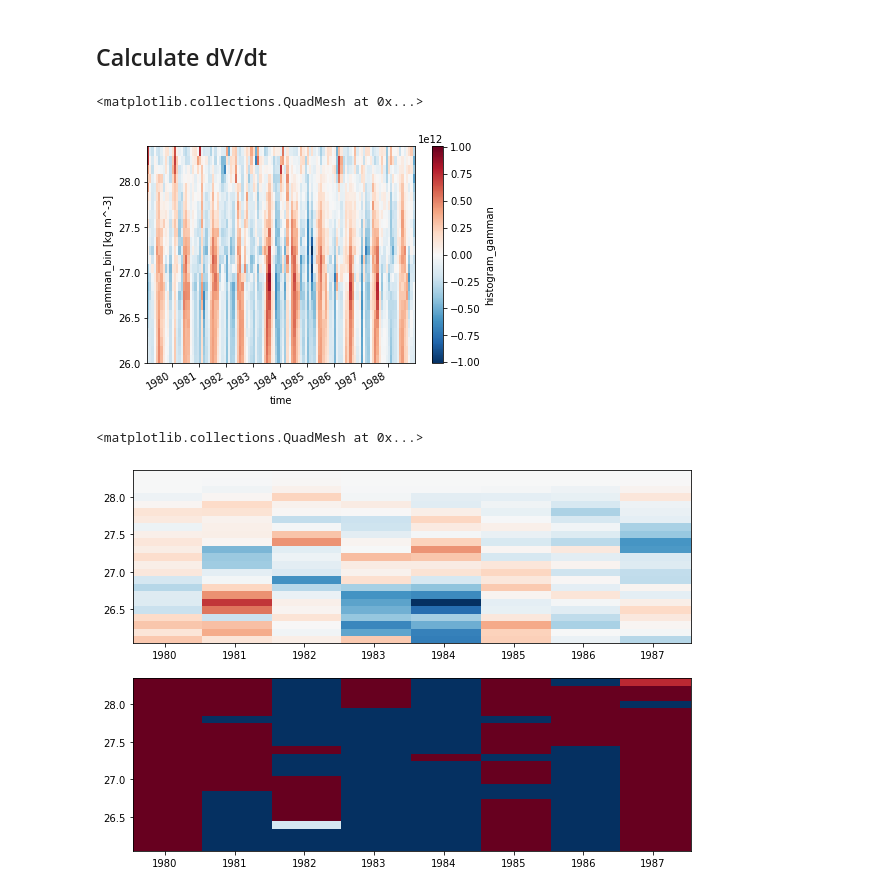
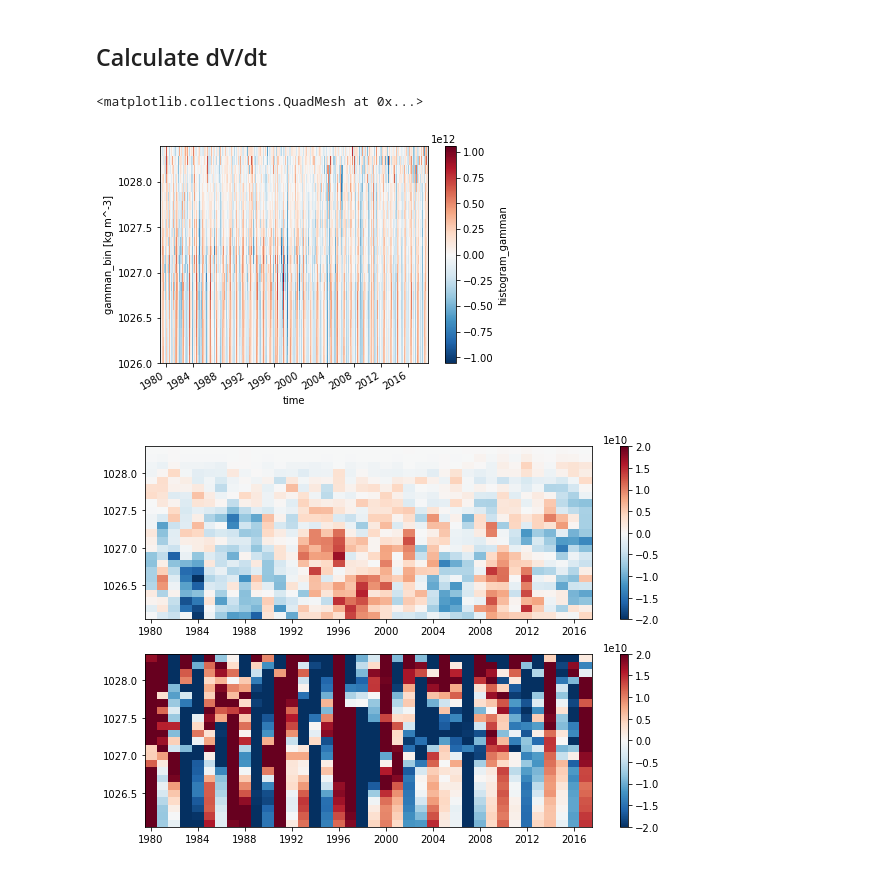
Before and after one commit to gmacgilchrist/so_decadal_variability, a Jupyter notebook: so_decadal-variability.ipynb, the cells around one changed output. Cells and saved outputs as stored; diff of their text form; code cells hidden in the pictures.

```diff
--- a/so_decadal-variability.ipynb
+++ b/so_decadal-variability.ipynb
@@ -17,7 +17,7 @@ ocean_name = 'en4'
 flux_name = 'erai'
 ocean_times = '197901-201812'
 flux_times = '1979-2018'
-time_bnds = [0,120]
+time_bnds = [0,480]
 # Grid
 vol4d = xr.open_dataset(rootdir+'grid/SO_grid_vol4d_'+grid_name+'.nc').isel(time=slice(time_bnds[0],time_bnds[1]))
 garea = xr.open_dataset(rootdir+'grid/SO_grid_garea_'+grid_name+'.nc')
@@ -32,6 +32,7 @@ beta = xr.open_dataset(rootdir+'ocean/SO_ocean_beta_'+ocean_name+'_'+ocean_times
 rho = xr.open_dataset(rootdir+'ocean/SO_ocean_rho_'+ocean_name+'_'+ocean_times+'.nc').isel(time=slice(time_bnds[0],time_bnds[1]))
 # Merge
 ocean = xr.merge([ct,sa,gamman,alpha,beta,rho])
+ocean['gamman']+=1000 # Make gamman a proper density
 # Heat and freshwater flux
 Q = -xr.open_dataset(rootdir+'flux/SO_flux_ht_'+flux_name+'_'+grid_name+'_'+flux_times+'.nc').isel(time=slice(time_bnds[0],time_bnds[1])).assign_coords(time=grid.time)
 Qsw = -xr.open_dataset(rootdir+'flux/SO_flux_sr_'+flux_name+'_'+grid_name+'_'+flux_times+'.nc').isel(time=slice(time_bnds[0],time_bnds[1])).assign_coords(time=grid.time)
@@ -152,7 +153,7 @@ def calc_G(F,gamman,b,V,gn_edges):
     return G
 # %%
 # Calculate G
-gn_edges = np.arange(26,28.5,0.1)
+gn_edges = np.arange(1026,1028.5,0.1)
 Gheat = calc_G(Fheat,ocean.gamman,xr.ones_like(b),vol4d.vol4d,gn_edges)
 Gfw = calc_G(Ffw,ocean.gamman,xr.ones_like(b),vol4d.vol4d,gn_edges)
 G = calc_G(F,ocean.gamman,xr.ones_like(b),vol4d.vol4d,gn_edges)
@@ -191,7 +192,7 @@ dVdt = V.diff('time')/V.time.diff('time').values.astype('timedelta64[s]').astype
 dVdt.plot()
 # %% [output]
 <matplotlib.collections.QuadMesh at 0x...>
-[figure, old version]
+[figure, new version]
 # %%
 # Deal with the time offset
 timenew = V.time[:-1]+(V.time.shift({'time':-1})-V.time[:-1])/2
@@ -200,10 +201,11 @@ Gint = G.interp(time=timenew).assign_coords(time=timenew)
 # %%
 # Compare annual anomalies in G and dVdt
 Gint_annualanom = calc_annualanom(Gint)
 dVdt_annualanom = calc_annualanom(dVdt)
 fig,ax = plt.subplots(figsize=(10,7),nrows=2)
-ax[0].pcolormesh(Gint_annualanom.time,Gint_annualanom.gamman_bin,Gint_annualanom.transpose(),cmap='RdBu_r',vmin=-0.5E9,vmax=0.5E9)
-ax[1].pcolormesh(dVdt_annualanom.time,dVdt_annualanom.gamman_bin,dVdt_annualanom,cmap='RdBu_r',vmin=-0.5E9,vmax=0.5E9)
+im = ax[0].pcolormesh(Gint_annualanom.time,Gint_annualanom.gamman_bin,Gint_annualanom.transpose(),cmap='RdBu_r',vmin=-20E9,vmax=20E9)
+plt.colorbar(im,ax=ax[0]);
+im = ax[1].pcolormesh(dVdt_annualanom.time,dVdt_annualanom.gamman_bin,dVdt_annualanom,cmap='RdBu_r',vmin=-20E9,vmax=20E9)
+plt.colorbar(im,ax=ax[1]);
 # %% [output]
-<matplotlib.collections.QuadMesh at 0x...>
-[figure, old version]
+[figure, new version]
```
Also changed, not shown: parts of 3 cells of this notebook.
